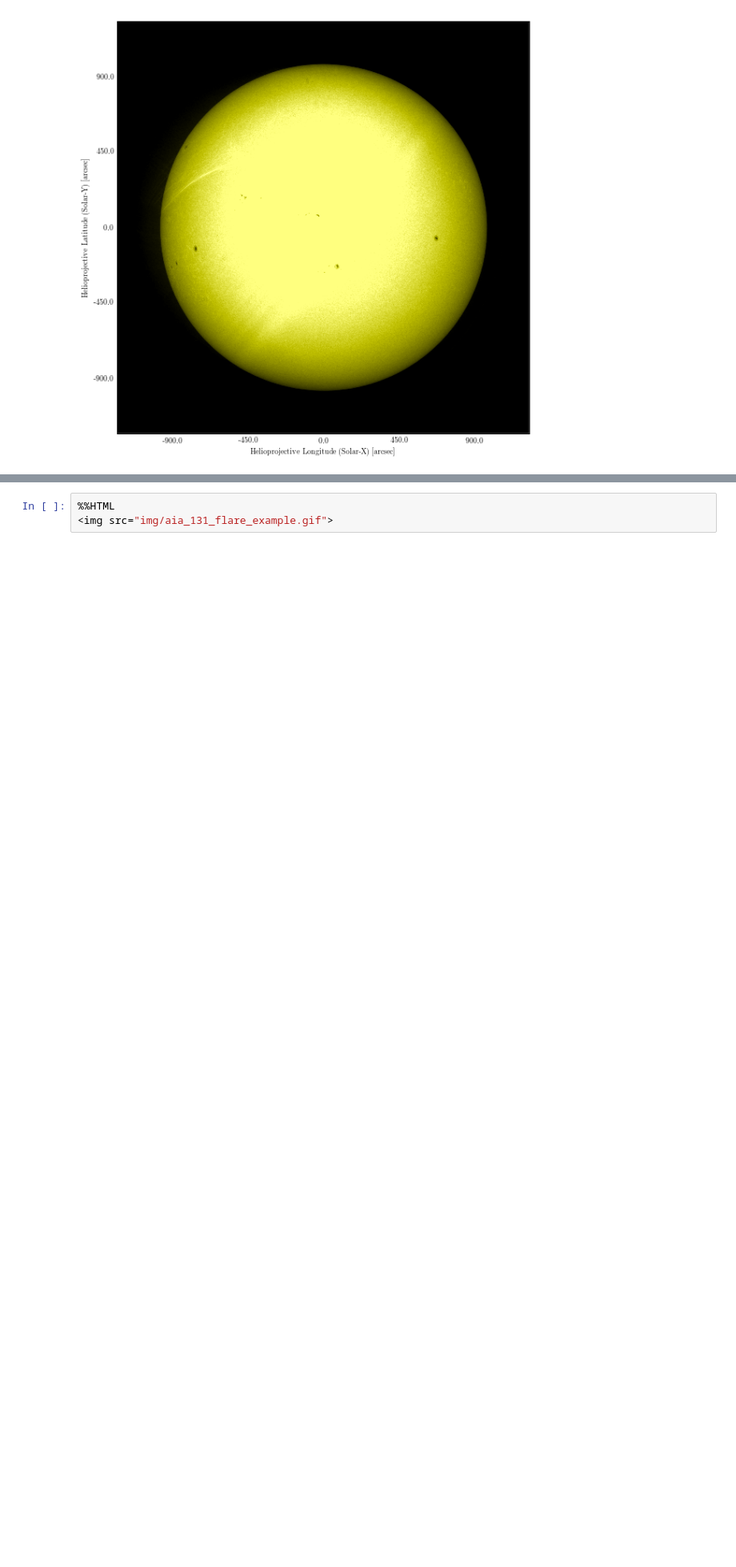
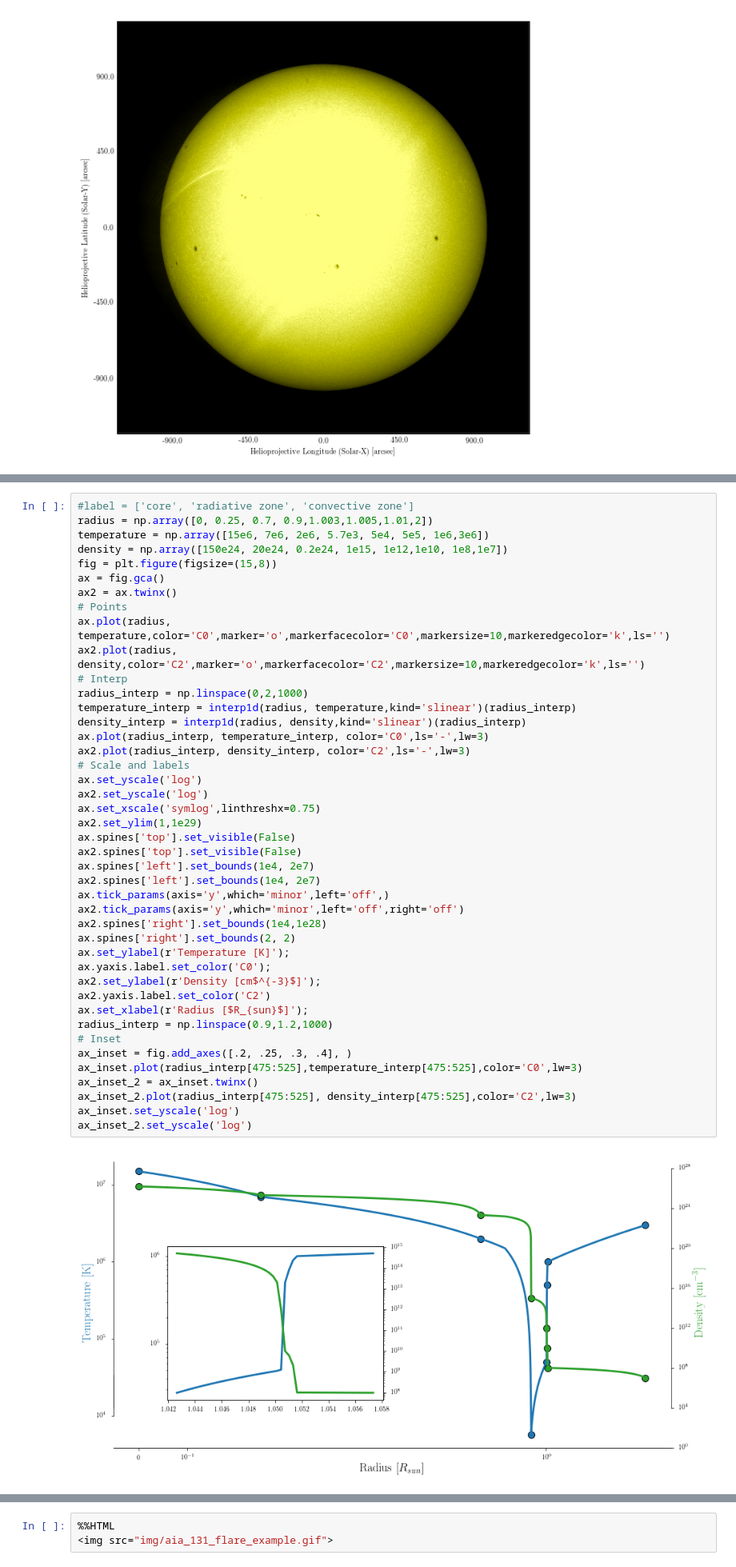
Before and after one commit to wtbarnes/journal-club-spring-2018, a Jupyter notebook: talk.ipynb, the cells around one changed output, grey strips where cells are left out. Shown at 80% size. Saved outputs shown, nothing was run; the diff lists cells and outputs as text; blank space fills up the shorter version.

```diff
--- a/talk.ipynb
+++ b/talk.ipynb
@@ -153,2 +177,47 @@ ax.text(100,3800,'0.6-2.5 MK',color='w',fontsize=18);
+# %%
+#label = ['core', 'radiative zone', 'convective zone']
+radius = np.array([0, 0.25, 0.7, 0.9,1.003,1.005,1.01,2])
+temperature = np.array([15e6, 7e6, 2e6, 5.7e3, 5e4, 5e5, 1e6,3e6])
+density = np.array([150e24, 20e24, 0.2e24, 1e15, 1e12,1e10, 1e8,1e7])
+fig = plt.figure(figsize=(15,8))
+ax = fig.gca()
+ax2 = ax.twinx()
+# Points
+ax.plot(radius, temperature,color='C0',marker='o',markerfacecolor='C0',markersize=10,markeredgecolor='k',ls='')
+ax2.plot(radius, density,color='C2',marker='o',markerfacecolor='C2',markersize=10,markeredgecolor='k',ls='')
+# Interp
+radius_interp = np.linspace(0,2,1000)
+temperature_interp = interp1d(radius, temperature,kind='slinear')(radius_interp)
+density_interp = interp1d(radius, density,kind='slinear')(radius_interp)
+ax.plot(radius_interp, temperature_interp, color='C0',ls='-',lw=3)
+ax2.plot(radius_interp, density_interp, color='C2',ls='-',lw=3)
+# Scale and labels
+ax.set_yscale('log')
+ax2.set_yscale('log')
+ax.set_xscale('symlog',linthreshx=0.75)
+ax2.set_ylim(1,1e29)
+ax.spines['top'].set_visible(False)
+ax2.spines['top'].set_visible(False)
+ax.spines['left'].set_bounds(1e4, 2e7)
+ax2.spines['left'].set_bounds(1e4, 2e7)
+ax.tick_params(axis='y',which='minor',left='off',)
+ax2.tick_params(axis='y',which='minor',left='off',right='off')
+ax2.spines['right'].set_bounds(1e4,1e28)
+ax.spines['right'].set_bounds(2, 2)
+ax.set_ylabel(r'Temperature [K]');
+ax.yaxis.label.set_color('C0');
+ax2.set_ylabel(r'Density [cm$^{-3}$]');
+ax2.yaxis.label.set_color('C2')
+ax.set_xlabel(r'Radius [$R_{sun}$]');
+radius_interp = np.linspace(0.9,1.2,1000)
+# Inset
+ax_inset = fig.add_axes([.2, .25, .3, .4], )
+ax_inset.plot(radius_interp[475:525],temperature_interp[475:525],color='C0',lw=3)
+ax_inset_2 = ax_inset.twinx()
+ax_inset_2.plot(radius_interp[475:525], density_interp[475:525],color='C2',lw=3)
+ax_inset.set_yscale('log')
+ax_inset_2.set_yscale('log')
+# %% [output]
+[figure, added]
 # %% [markdown]
 ## A flare observed at ~10 MK
```
Also changed, not shown: parts of 43 cells of this notebook.
